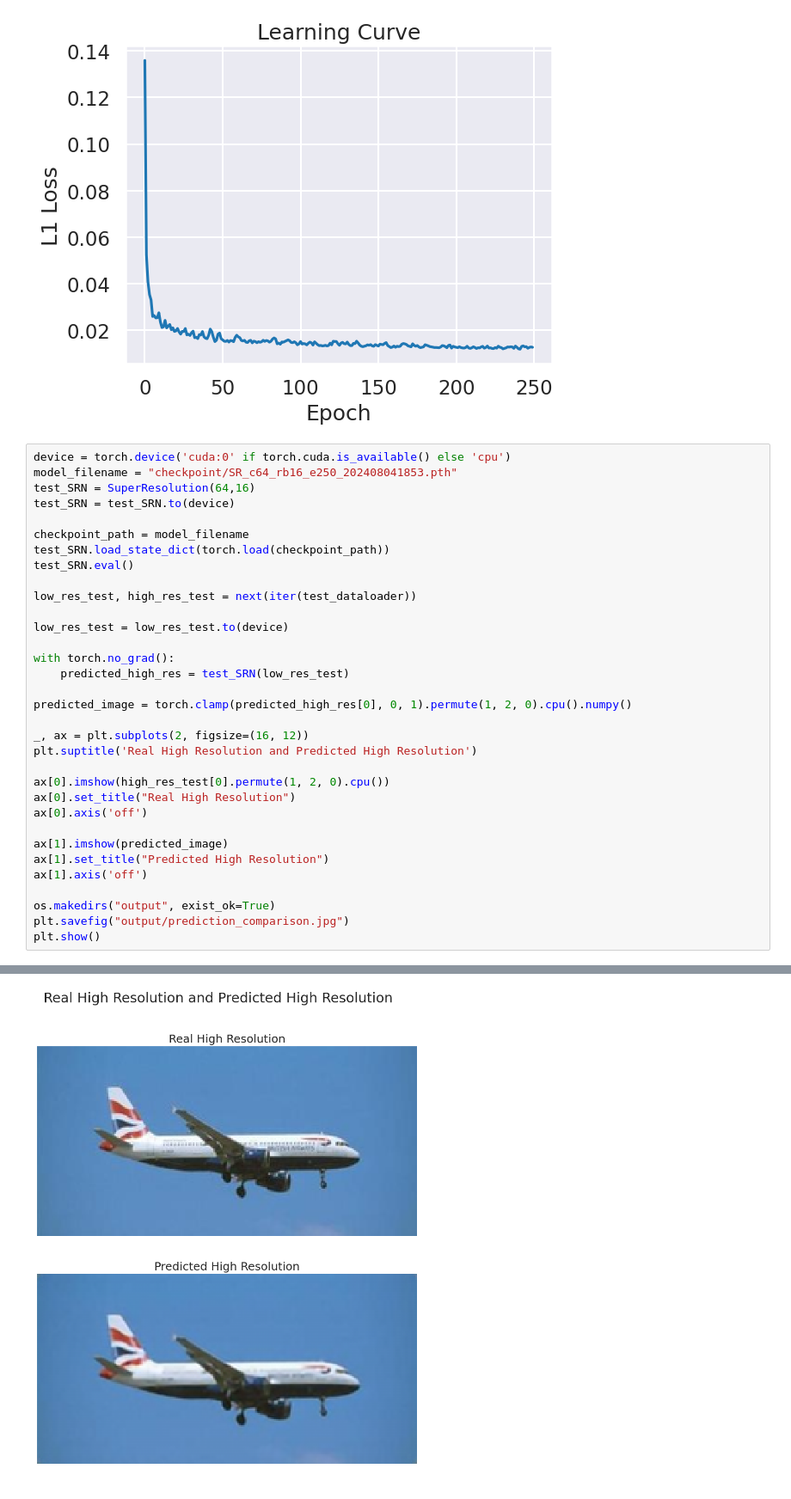
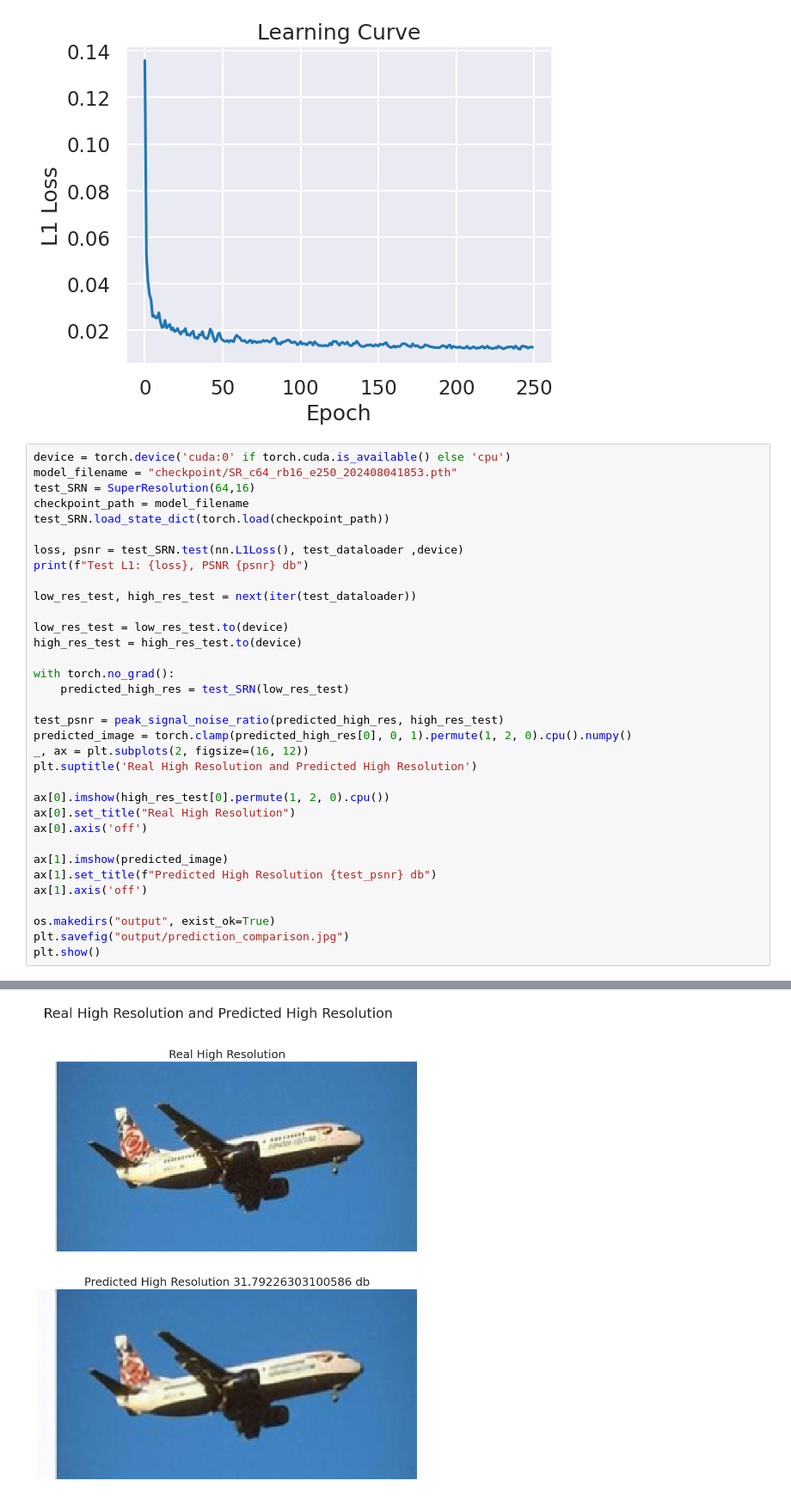
Before and after one commit to cMancio00/Super-Resolution, a Jupyter notebook: notebook.ipynb, the cells around one changed output, grey strips where cells are left out. Shown at 86% size. Saved outputs shown, nothing was run; the diff lists cells and outputs as text.

```diff
--- a/notebook.ipynb
+++ b/notebook.ipynb
@@ -61,21 +63,22 @@ plt.show()
 device = torch.device('cuda:0' if torch.cuda.is_available() else 'cpu')
 model_filename = "checkpoint/SR_c64_rb16_e250_202408041853.pth"
 test_SRN = SuperResolution(64,16)
-test_SRN = test_SRN.to(device)
-
 checkpoint_path = model_filename
 test_SRN.load_state_dict(torch.load(checkpoint_path))
-test_SRN.eval()
+
+loss, psnr = test_SRN.test(nn.L1Loss(), test_dataloader ,device)
+print(f"Test L1: {loss}, PSNR {psnr} db")
 
 low_res_test, high_res_test = next(iter(test_dataloader))
 
 low_res_test = low_res_test.to(device)
+high_res_test = high_res_test.to(device)
 
 with torch.no_grad():
     predicted_high_res = test_SRN(low_res_test)
 
+test_psnr = peak_signal_noise_ratio(predicted_high_res, high_res_test)
 predicted_image = torch.clamp(predicted_high_res[0], 0, 1).permute(1, 2, 0).cpu().numpy()
-
 _, ax = plt.subplots(2, figsize=(16, 12))
 plt.suptitle('Real High Resolution and Predicted High Resolution')
 
@@ -84,7 +87,7 @@ ax[0].set_title("Real High Resolution")
 ax[0].axis('off')
 
 ax[1].imshow(predicted_image)
-ax[1].set_title("Predicted High Resolution")
+ax[1].set_title(f"Predicted High Resolution {test_psnr} db")
 ax[1].axis('off')
 
 os.makedirs("output", exist_ok=True)
@@ -94 +98 @@ plt.show()
-[figure, old version]
+[figure, new version]
```
Also changed, not shown: parts of 2 cells of this notebook, 4 other files.
